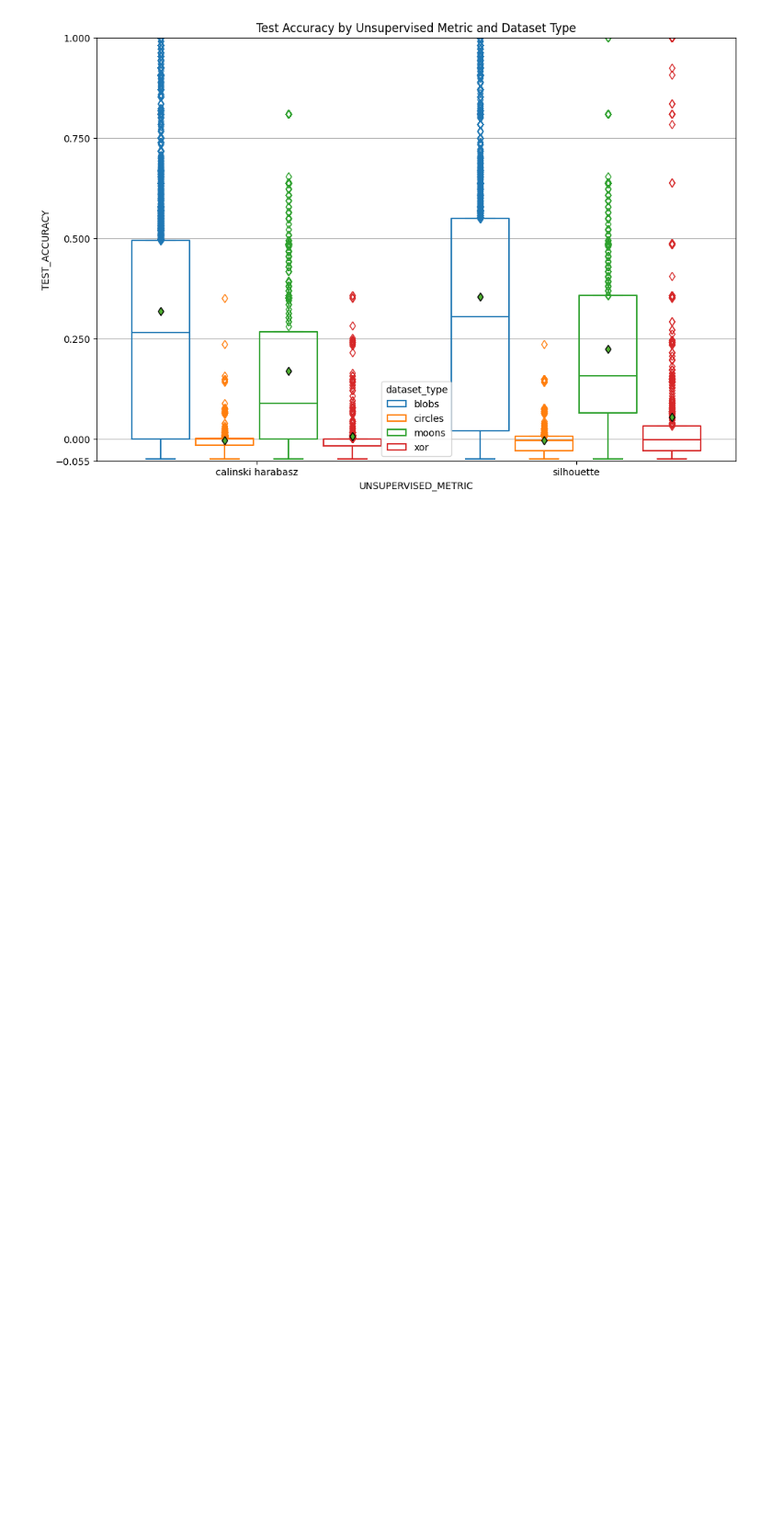
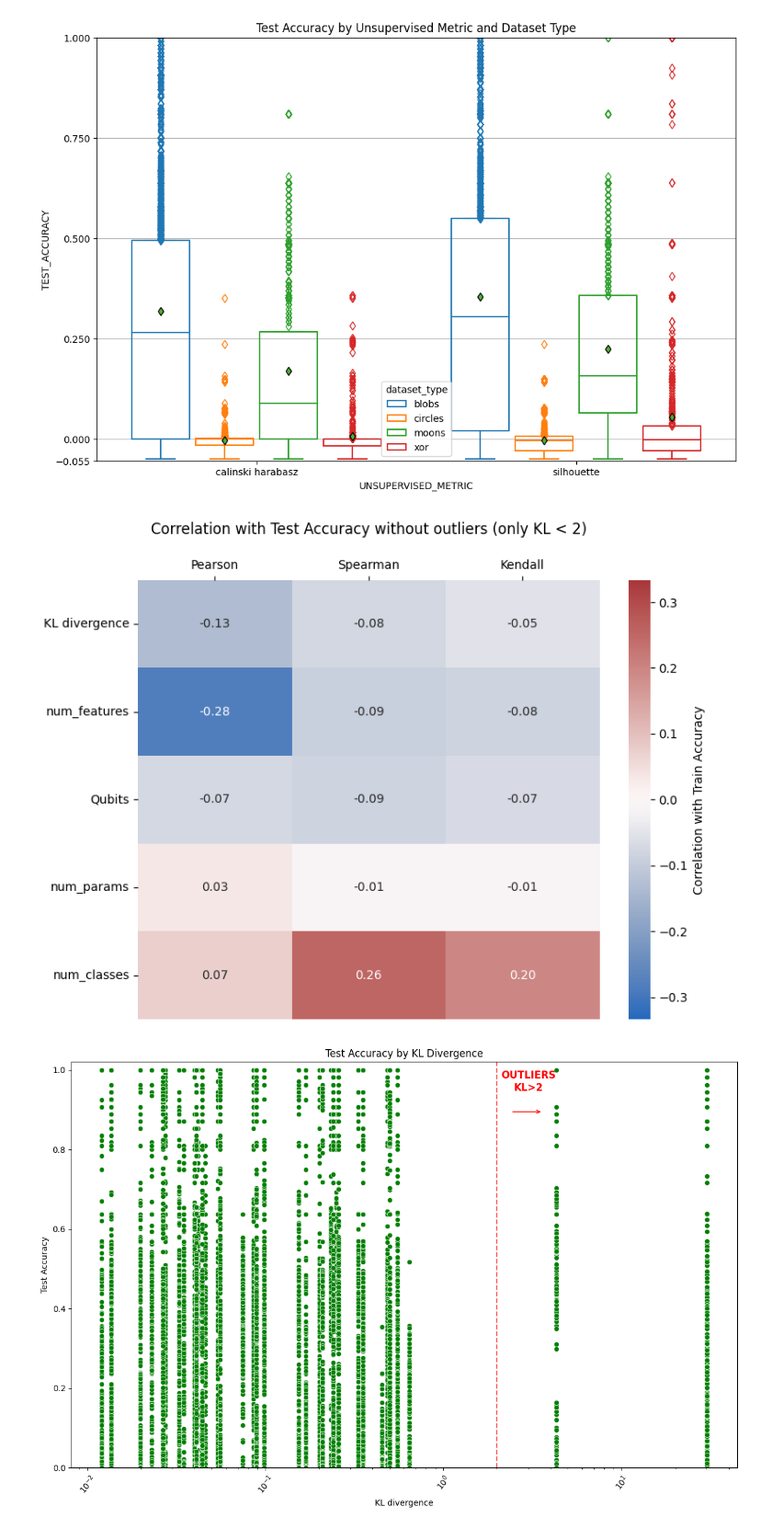
Before and after one commit to SamuellH12/Quantum-Express-Entang-Measures, a Jupyter notebook: reports_data/dataAnalysis.ipynb, the cells around one changed output. Shown at 92% size. Saved outputs shown, nothing was run; the diff lists cells and outputs as text; code cells hidden in the pictures; blank space fills up the shorter version.

```diff
--- a/reports_data/dataAnalysis.ipynb
+++ b/reports_data/dataAnalysis.ipynb
@@ -837,3 +837,64 @@ plt.grid(True, axis='y')
 plt.show()
 # %% [output]
 [figure]
+# %%
+filtro = (complete_df['USE_BIAS'] == 'YES') & (complete_df['Normalized'] == 'YES')
+df_to_plot = complete_df[filtro]
+df_to_plot_BEFORE = df_to_plot
+KLMAX = 2
+df_to_plot = df_to_plot[df_to_plot['KL divergence'] < KLMAX]
+
+numeric_cols = ['TEST_ACCURACY', 'KL divergence', 'num_features', 'Qubits', 'num_params', 'num_classes']
+
+# Calculate correlation matrix
+corr_matrix   =   df_to_plot[numeric_cols].corr(method='pearson')[['TEST_ACCURACY']].rename(columns={'TEST_ACCURACY': 'Pearson'})
+corr_matrix = corr_matrix.join( df_to_plot[numeric_cols].corr(method='spearman')[['TEST_ACCURACY']].rename(columns={'TEST_ACCURACY': 'Spearman'}) )
+corr_matrix = corr_matrix.join( df_to_plot[numeric_cols].corr(method='kendall')[['TEST_ACCURACY']].rename(columns={'TEST_ACCURACY': 'Kendall'}) )
+
+corr_matrix = corr_matrix.drop('TEST_ACCURACY')
+
+# Create the plot
+plt.figure(figsize=(8, 6))
+sns.heatmap(corr_matrix, annot=True, cmap='vlag', center=0, fmt=".2f",
+            vmin=-1/3, vmax=1/3, cbar_kws={'label': 'Correlation with Train Accuracy'})
+
+plt.title(f"Correlation with Test Accuracy without outliers (only KL < {KLMAX})\n")
+# plt.yticks(rotation=0)
+plt.tick_params(top=True, labeltop=True, bottom=False, labelbottom=False)
+plt.tight_layout()
+plt.show()
+
+
+df_to_plot = df_to_plot_BEFORE
+plt.figure(figsize=(12, 8))
+scatter = sns.scatterplot(data=df_to_plot, x='KL divergence', y='TEST_ACCURACY', color='g')
+
+plt.axvline(
+    x=KLMAX,
+    color='red',linestyle='--',
+    linewidth=1.5, alpha=0.7,
+)
+
+plt.text(
+    KLMAX*1.5, plt.ylim()[1]*0.95,
+    f"OUTLIERS\nKL>{KLMAX}",
+    fontsize=12,color='red',weight='bold',ha='center',va='top',
+)
+plt.annotate(
+    '',
+    xy=(KLMAX*1.8, plt.ylim()[1]*0.85),
+    xytext=(KLMAX*1.2, plt.ylim()[1]*0.85),
+    arrowprops=dict(arrowstyle='->', color='red', linewidth=1)
+)
+
+
+plt.xticks(rotation=50)
+plt.ylim(0, 1.02)
+plt.xscale('log')
+plt.title('Test Accuracy by KL Divergence')
+plt.ylabel('Test Accuracy')
+plt.tight_layout()
+plt.show()
+# %% [output]
+[figure, added]
+[figure, added]
```
Also changed, not shown: parts of 1 cell of this notebook, 3 other files.
